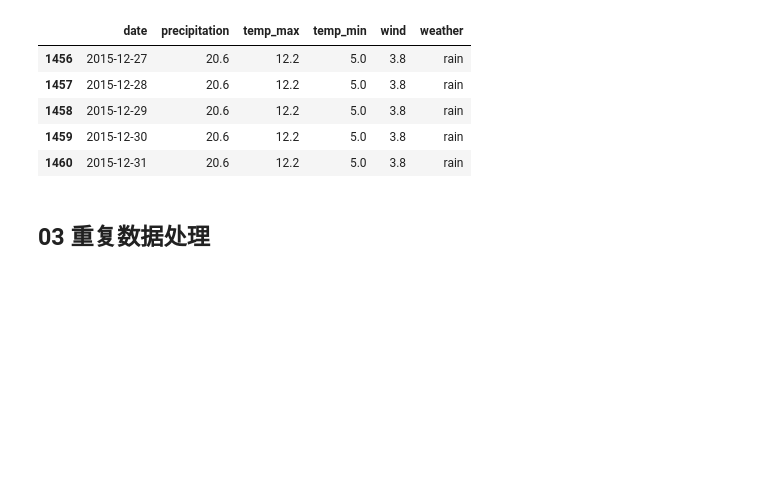
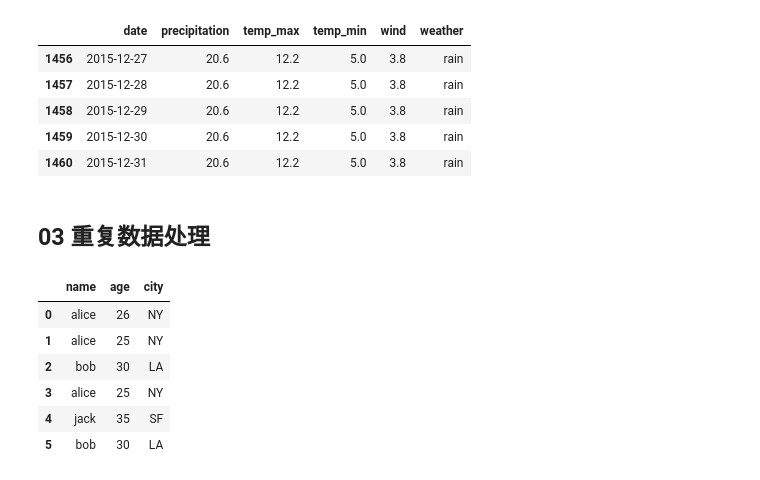
Before and after one commit to zimiao-dev/Python-Data-Analysis-Learning, a Jupyter notebook: 03_data_analysis/data_analysis.ipynb, the cells around one changed output. Saved outputs shown, nothing was run; the diff lists cells and outputs as text; code cells hidden in the pictures; blank space fills up the shorter version.

Commit message:
update data analysis notebook

```diff
--- a/03_data_analysis/data_analysis.ipynb
+++ b/03_data_analysis/data_analysis.ipynb
@@ -235,3 +235,23 @@ df.bfill().tail() # 用后面的相邻值填充
 | 1460 | 2015-12-31 | 20.6 | 12.2 | 5.0 | 3.8 | rain |
 # %% [markdown]
 ## 03 重复数据处理
+# %%
+import pandas as pd
+import numpy as np
+
+data = {
+    'name': ['alice', 'alice', 'bob', 'alice', 'jack', 'bob'],
+    'age': [26, 25, 30, 25, 35, 30],
+    'city': ['NY', 'NY', 'LA', 'NY', 'SF', 'LA']
+}
+df = pd.DataFrame(data)
+# %%
+df
+# %% [output]
+|  | name | age | city |
+| 0 | alice | 26 | NY |
+| 1 | alice | 25 | NY |
+| 2 | bob | 30 | LA |
+| 3 | alice | 25 | NY |
+| 4 | jack | 35 | SF |
+| 5 | bob | 30 | LA |
```
Also changed, not shown: parts of 4 cells of this notebook.
